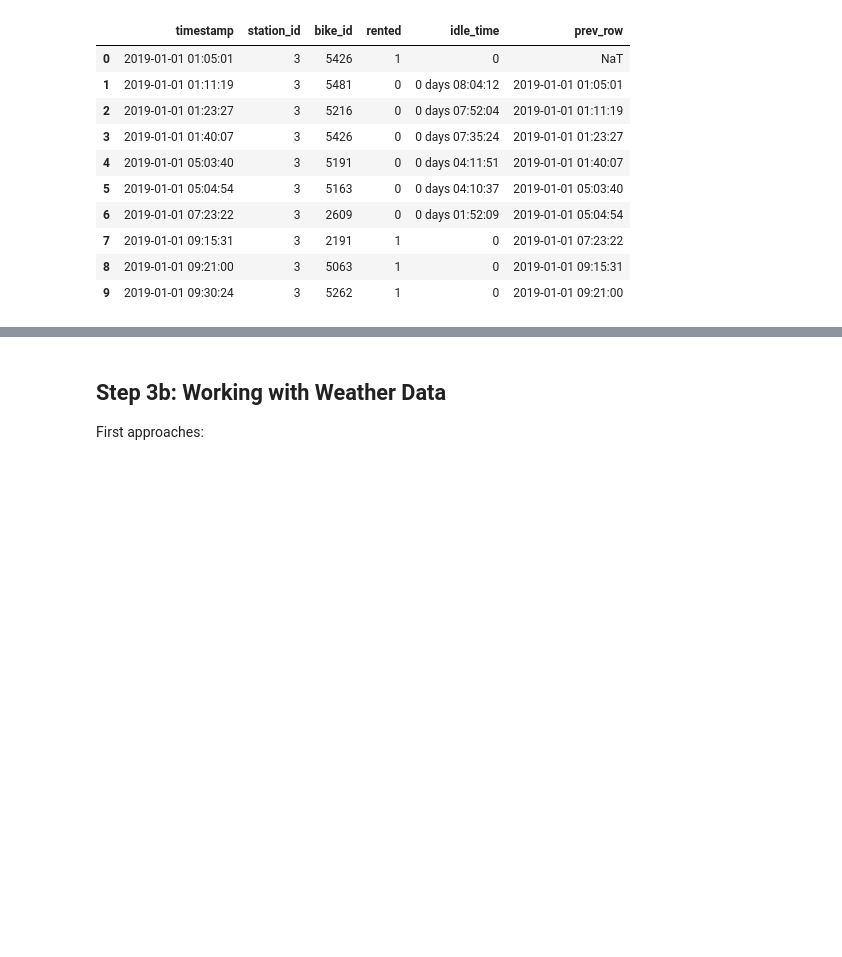
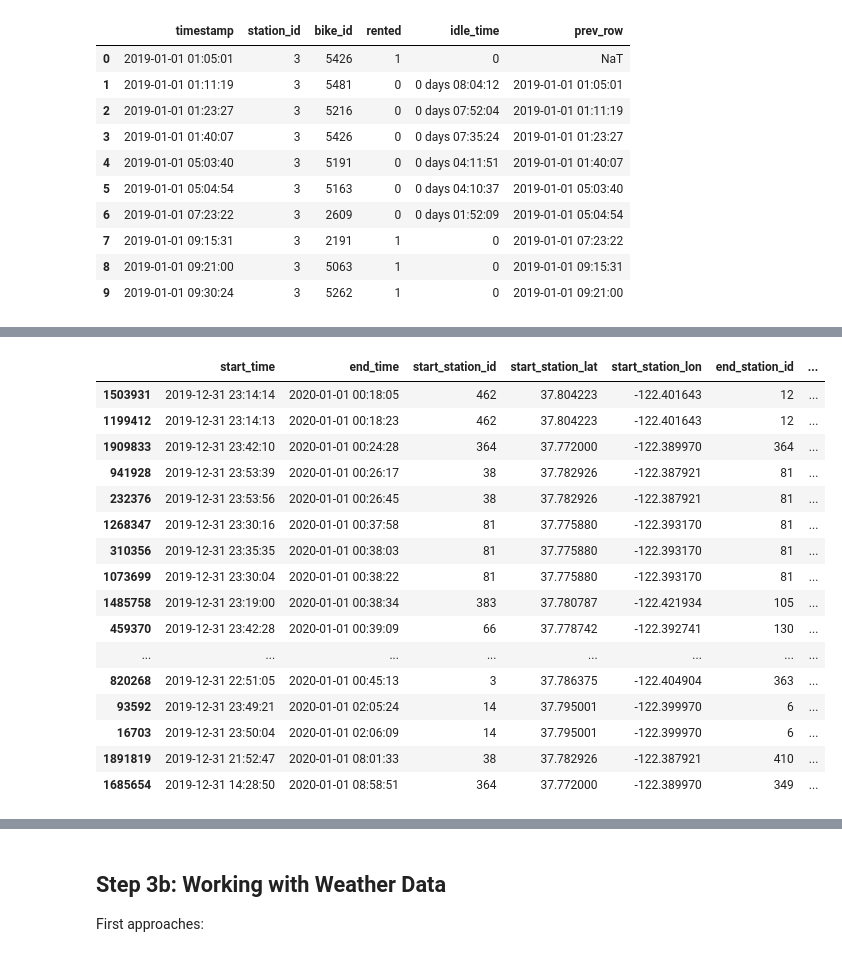
Before and after one commit to Ppkhanh/The-Learning-Machines, a Jupyter notebook: DataPrepVer1.ipynb, the cells around one changed output, grey strips where cells are left out. Cells and saved outputs as stored; diff of their text form; code cells hidden in the pictures; blank space fills up the shorter version.

Commit message:
calculate idle time per trip

```diff
--- a/DataPrepVer1.ipynb
+++ b/DataPrepVer1.ipynb
@@ -404,0 +395,6 @@ print(notnull)
+# %%
+df_w_idle_time = pd.read_csv('idle_time_calculated')
+idle_time_per_trip = df_w_idle_time[df_w_idle_time['rented'] == 0]
+# %%
+idle_time_per_trip  = idle_time_per_trip.drop(['prev_row', 'station_id'], axis=1)
+idle_time_per_trip.head(20)
@@ -404,0 +419,29 @@ print(notnull)
+# %%
+idle_time_per_trip  = idle_time_per_trip.drop(['Unnamed: 0'], axis=1)
+# %%
+idle_time_per_trip['end_time'] = idle_time_per_trip['timestamp']
+idle_time_per_trip['end_time'] = pd.to_datetime(idle_time_per_trip['end_time'], format = '%Y-%m-%d %H:%M:%S')
+# %%
+
+df_trip = pd.merge(df, idle_time_per_trip, on = ['end_time', 'bike_id'])
+df_trip = df_trip.sort_values(by = 'end_time')
+#[df_trip['end_time'] < '2020-01-01']
+df_trip.tail(20)
+# %% [output]
+|  | start_time | end_time | start_station_id | start_station_lat | start_station_lon | end_station_id | ... |
+| 1503931 | 2019-12-31 23:14:14 | 2020-01-01 00:18:05 | 462 | 37.804223 | -122.401643 | 12 | ... |
+| 1199412 | 2019-12-31 23:14:13 | 2020-01-01 00:18:23 | 462 | 37.804223 | -122.401643 | 12 | ... |
+| 1909833 | 2019-12-31 23:42:10 | 2020-01-01 00:24:28 | 364 | 37.772000 | -122.389970 | 364 | ... |
+| 941928 | 2019-12-31 23:53:39 | 2020-01-01 00:26:17 | 38 | 37.782926 | -122.387921 | 81 | ... |
+| 232376 | 2019-12-31 23:53:56 | 2020-01-01 00:26:45 | 38 | 37.782926 | -122.387921 | 81 | ... |
+| 1268347 | 2019-12-31 23:30:16 | 2020-01-01 00:37:58 | 81 | 37.775880 | -122.393170 | 81 | ... |
+| 310356 | 2019-12-31 23:35:35 | 2020-01-01 00:38:03 | 81 | 37.775880 | -122.393170 | 81 | ... |
+| 1073699 | 2019-12-31 23:30:04 | 2020-01-01 00:38:22 | 81 | 37.775880 | -122.393170 | 81 | ... |
+| 1485758 | 2019-12-31 23:19:00 | 2020-01-01 00:38:34 | 383 | 37.780787 | -122.421934 | 105 | ... |
+| 459370 | 2019-12-31 23:42:28 | 2020-01-01 00:39:09 | 66 | 37.778742 | -122.392741 | 130 | ... |
+| ... | ... | ... | ... | ... | ... | ... | ... |
+| 820268 | 2019-12-31 22:51:05 | 2020-01-01 00:45:13 | 3 | 37.786375 | -122.404904 | 363 | ... |
+| 93592 | 2019-12-31 23:49:21 | 2020-01-01 02:05:24 | 14 | 37.795001 | -122.399970 | 6 | ... |
+| 16703 | 2019-12-31 23:50:04 | 2020-01-01 02:06:09 | 14 | 37.795001 | -122.399970 | 6 | ... |
+| 1891819 | 2019-12-31 21:52:47 | 2020-01-01 08:01:33 | 38 | 37.782926 | -122.387921 | 410 | ... |
+| 1685654 | 2019-12-31 14:28:50 | 2020-01-01 08:58:51 | 364 | 37.772000 | -122.389970 | 349 | ... |
```
Also changed, not shown: parts of 7 cells of this notebook.
